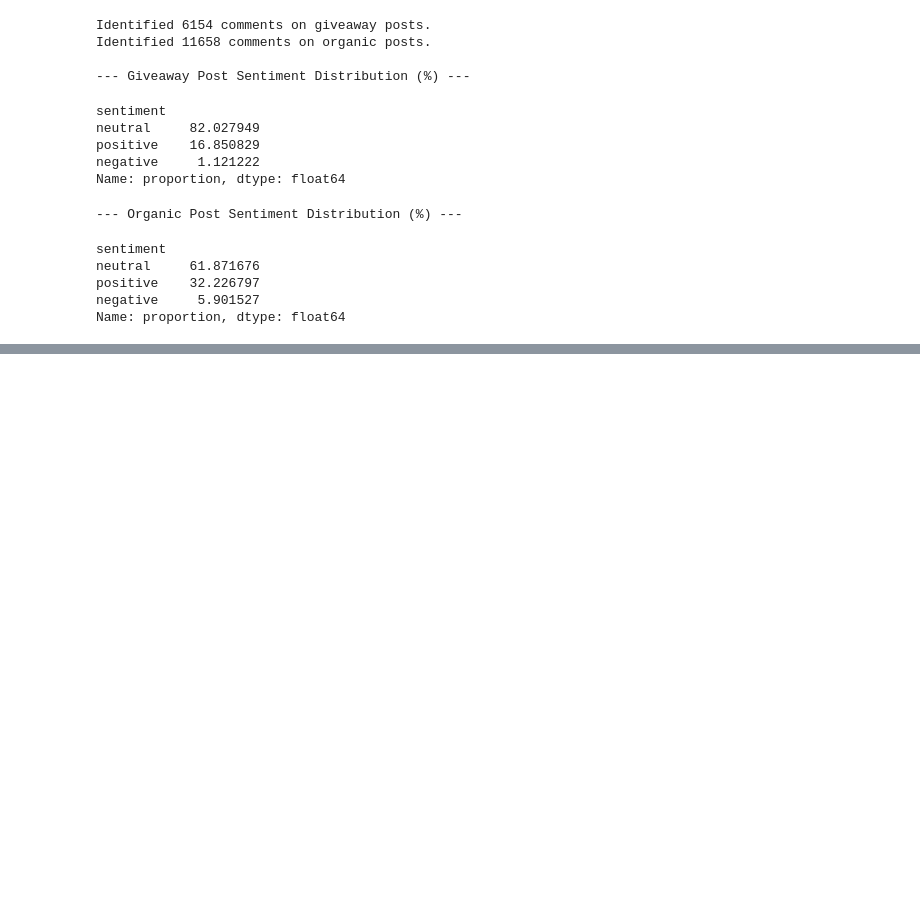
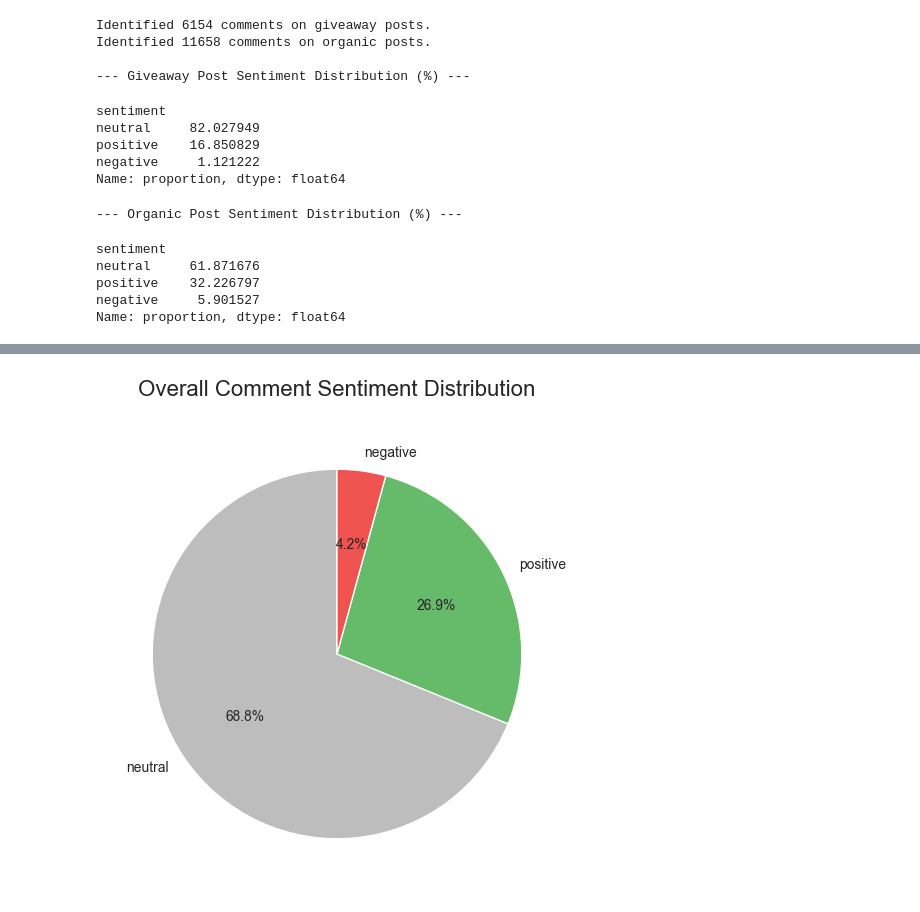
Before and after one commit to chuckfinca/demo-application, a Jupyter notebook: notebooks/analysis.ipynb, the cells around one changed output, grey strips where cells are left out. Cells and saved outputs as stored; diff of their text form; code cells hidden in the pictures; blank space fills up the shorter version.

```diff
--- a/notebooks/analysis.ipynb
+++ b/notebooks/analysis.ipynb
@@ -244,0 +230,9 @@ Name: proportion, dtype: float64
+# %%
+plt.figure(figsize=(10, 6))
+sentiment_distribution.plot(kind='pie', autopct='%1.1f%%', colors=['#BDBDBD', '#66BB6A', '#EF5350'], startangle=90)
+plt.title('Overall Comment Sentiment Distribution', fontsize=16, pad=20)
+plt.ylabel('') # Hides the 'sentiment' label on the side
+plt.savefig('../reports/1_sentiment_pie_chart.png', bbox_inches='tight')
+plt.show()
+# %% [output]
+[figure, added]
```
Also changed, not shown: parts of 12 cells of this notebook, 5 other files.
